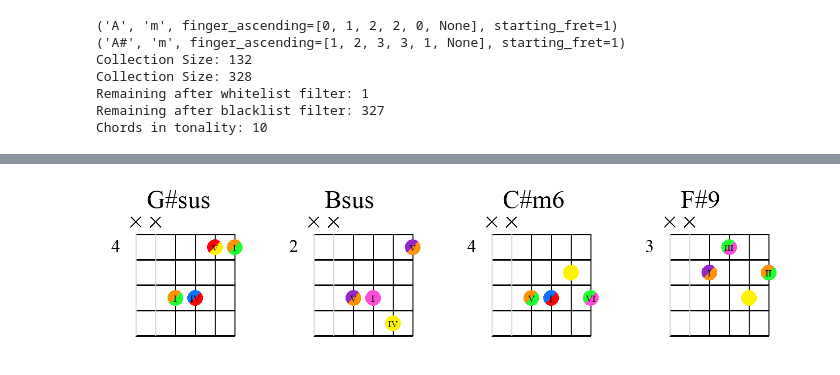
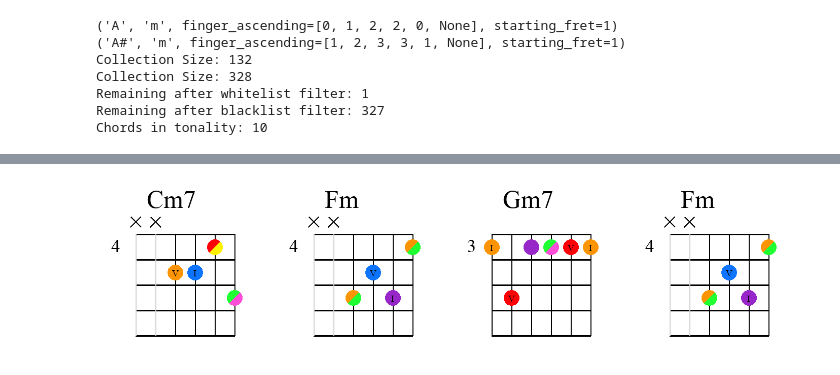
Before and after one commit to GenaroHacker/creating_chord_collection, a Jupyter notebook: main.ipynb, the cells around one changed output, grey strips where cells are left out. Cells and saved outputs as stored; diff of their text form; code cells hidden in the pictures.

```diff
--- a/main.ipynb
+++ b/main.ipynb
@@ -105,8 +105,8 @@ director.build_chord(chord)
 director.display_image()  # Directly display the image
 
 # Define the scale as a list of integers
-selected_scale = scales["aeolian"]
-root_note = "B"
+selected_scale = scales["ionian"]
+root_note = "C"
 
 # Example usage for a scale with LongScaleBuilder
 builder = LongBuilder()
@@ -116,9 +116,11 @@ director.display_image()  # Directly display the image
 
 # Repeat the process with ShortScaleBuilder
 builder = ShortBuilder()
+builder.starting_fret = 3
 director = Director(builder)
-director.build_scale(root_note, selected_scale)
+director.build_scale(root_note, selected_scale, starting_fret=5)
 director.display_image()  # Directly display the image
+print(builder.starting_fret)
 
 director.build_multiple_chords(tonality, columns=4)
 director.display_image()
@@ -250,57 +253,35 @@ chord_progressions = [
     ["ii", "V", "I", "IV"],  # ii–V–I–IV
     ["I", "IV", "V", "IV"],  # I–IV–V–IV
     ["vi", "IV", "I", "V"],  # vi–IV–I–V
-    ["I", "vi", "IV", "V"],   # I–vi–IV–V
-
-    ["I", "iii", "IV", "V"],    # Progression featuring a shift from a tonic to a mediant minor, then to subdominant and dominant
-    ["iii", "vi", "II", "V"],   # Progression that moves through a circle of fifths, creating a sense of forward motion
-    ["I", "VII", "vi", "V"],    # Descending chromatic movement, giving a sense of tension and resolution
-    ["vi", "II", "V", "I"],     # Progression emphasizing the relative minor and its movement to the dominant
-    ["vi", "IV", "I", "V"],     # A progression that starts on the submediant and moves to a strong cadence
-    ["V", "iii", "IV", "ii"],   # Progression using secondary dominant to create a pull to the mediant minor
-    ["IV", "I", "vi", "iii"],   # A unique progression that starts with the subdominant
-    ["I", "vi", "V", "iii"],    # Descending progression creating a somber or reflective mood
-    ["VII", "I", "IV", "ii"],   # Progression that emphasizes the leading tone before resolving
-    ["iii", "vi", "ii", "I"],    # A progression that highlights the minor chords and resolves on the tonic
-
-    ["I", "III", "IV", "V"],     # Progression utilizing the major mediant to create a brighter, unexpected sound
-    ["I", "IV", "v", "I"],       # Progression that introduces the minor dominant, adding a touch of sadness or tension
-    ["vi", "IV", "I", "VI"],     # Progression featuring the major submediant for an uplifting change
-    ["ii", "V", "I", "vii"],    # A progression that uses the diminished leading tone chord for a strong resolution
-    ["IV", "iii", "III", "I"],   # Progression with a bright major mediant leading back to the tonic
-    ["I", "VI", "ii", "v"],      # Incorporating the minor dominant to create a melancholic twist
-    ["vi", "V", "VI", "IV"],     # Progression with a surprising shift to the major submediant
-    ["V", "vii", "I", "IV"],    # Using the diminished leading tone to create tension before resolving
-    ["I", "V", "iii", "III"],    # Incorporating a bright major mediant into a standard progression
-    ["IV", "I", "ii", "v"]       # Progression that uses the minor dominant for a somber turn
+    ["I", "vi", "IV", "V"]   # I–vi–IV–V
 ]
 
 
 
 
 
 
-root = 'C#'
+root = 'C'
 
 # Example usage
 chord_collection = ChordCollection()
 chord_collection.load('/content/creating_chord_collection/collection/resources/chord_collection.db')
 chord_collection.extend_barre_chords()
-tonality = chord_collection.get_tonality(root, scales["dorian"], amplitude=3, rank=2)
+tonality = chord_collection.get_tonality(root, scales["aeolian"], amplitude=3, rank=2)
 chord_collection.chords = tonality
 
 
 # Get the unique roots from the chord collection
 unique_roots = get_roots(tonality)
 available_chords = ordered_note_indices_sorted(unique_roots, root)
 # Converting the chord progressions
 converted_progressions = convert_chord_progressions_to_ints(chord_progressions)
 filtered_result = filter_lists(available_chords, converted_progressions)
 translated_lists = translate_to_notes(root, filtered_result)
 
 result = pick_chords(translated_lists, chord_collection)
 
 director.build_multiple_chords(result, columns=4)
 director.display_image()
 # %% [output]
-[figure, old version]
+[figure, new version]
```
Also changed, not shown: parts of 1 cell of this notebook.
